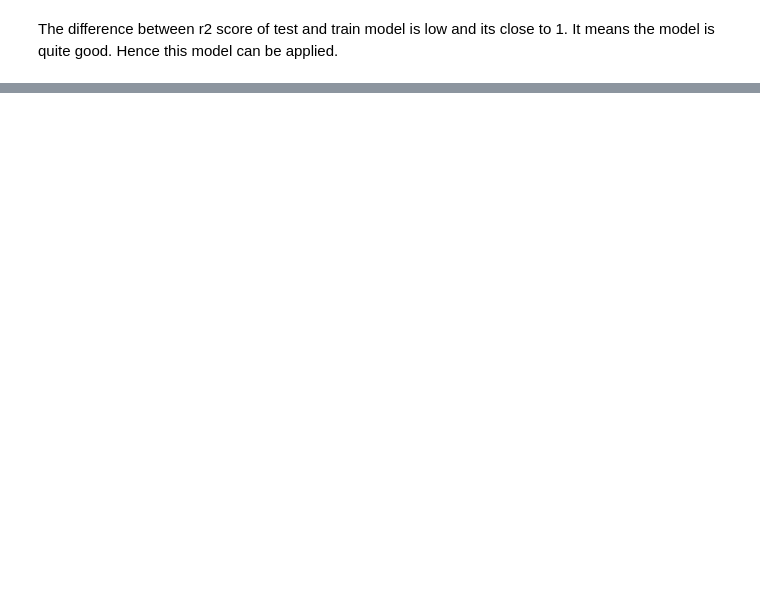
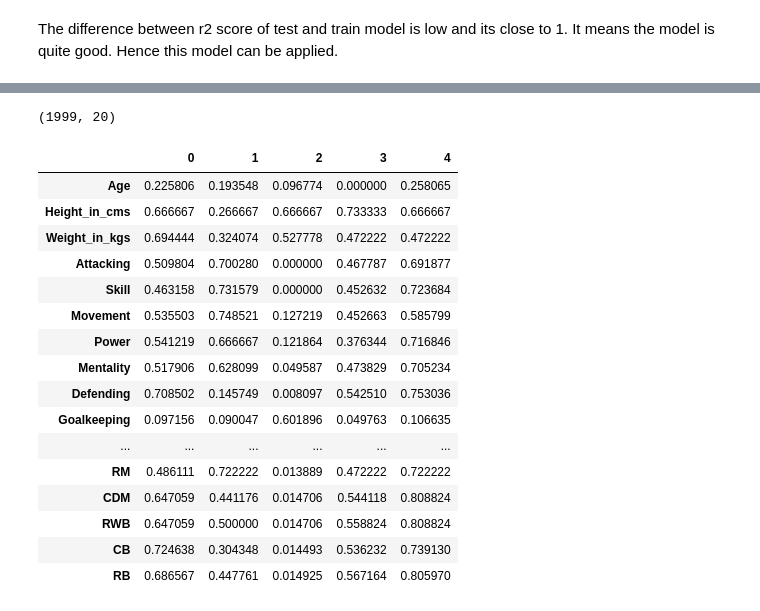
Before and after one commit to vrushali92/FIFA21, a Jupyter notebook: FIFA_21.ipynb, the cells around one changed output, grey strips where cells are left out. Drawn from its saved outputs; the diff is of its cells as text; code cells hidden in the pictures; blank space fills up the shorter version.

```diff
--- a/FIFA_21.ipynb
+++ b/FIFA_21.ipynb
@@ -692,0 +825,7 @@ The difference between r2 score of test and train model is low and its close to
+# %%
+columns = ['ST', 'CF', 'RW', 'CAM', 'CM', 'RM', 'CDM', 'RWB', 'CB', 'RB']
+# %%
+for column in columns:
+    file_to_predict_new[column] = file_to_predict_new[column].apply(convert_stats)
+
+file_to_predict_new.isna().sum()
@@ -692,0 +850,6 @@ The difference between r2 score of test and train model is low and its close to
+# %%
+height_column = file_to_predict_new.pop('Height_in_cms')
+file_to_predict_new.insert(2, 'Height_in_cms', height_column)
+
+weight_column = file_to_predict_new.pop('Weight_in_kgs')
+file_to_predict_new.insert(3, 'Weight_in_kgs', weight_column)
@@ -692,0 +858,7 @@ The difference between r2 score of test and train model is low and its close to
+# %%
+X_predict = file_to_predict_new.copy() # features
+X_predict = X_predict.drop(["OVA"], axis = 1)
+X_num_predict = X_predict.select_dtypes(include = np.number)
+X_cat_predict = X_predict.select_dtypes(include = object)
+
+y = file_to_predict_new["OVA"] # target
@@ -692,0 +888,23 @@ The difference between r2 score of test and train model is low and its close to
+# %%
+X_num_scaled_predict = minmaxscaler(X_num_predict)
+display(X_num_scaled_predict.shape)
+X_num_scaled_predict.head().T
+# %% [output]
+(1999, 20)
+|  | 0 | 1 | 2 | 3 | 4 |
+| Age | 0.225806 | 0.193548 | 0.096774 | 0.000000 | 0.258065 |
+| Height_in_cms | 0.666667 | 0.266667 | 0.666667 | 0.733333 | 0.666667 |
+| Weight_in_kgs | 0.694444 | 0.324074 | 0.527778 | 0.472222 | 0.472222 |
+| Attacking | 0.509804 | 0.700280 | 0.000000 | 0.467787 | 0.691877 |
+| Skill | 0.463158 | 0.731579 | 0.000000 | 0.452632 | 0.723684 |
+| Movement | 0.535503 | 0.748521 | 0.127219 | 0.452663 | 0.585799 |
+| Power | 0.541219 | 0.666667 | 0.121864 | 0.376344 | 0.716846 |
+| Mentality | 0.517906 | 0.628099 | 0.049587 | 0.473829 | 0.705234 |
+| Defending | 0.708502 | 0.145749 | 0.008097 | 0.542510 | 0.753036 |
+| Goalkeeping | 0.097156 | 0.090047 | 0.601896 | 0.049763 | 0.106635 |
+| ... | ... | ... | ... | ... | ... |
+| RM | 0.486111 | 0.722222 | 0.013889 | 0.472222 | 0.722222 |
+| CDM | 0.647059 | 0.441176 | 0.014706 | 0.544118 | 0.808824 |
+| RWB | 0.647059 | 0.500000 | 0.014706 | 0.558824 | 0.808824 |
+| CB | 0.724638 | 0.304348 | 0.014493 | 0.536232 | 0.739130 |
+| RB | 0.686567 | 0.447761 | 0.014925 | 0.567164 | 0.805970 |
```
Also changed, not shown: parts of 35 cells of this notebook, 1 other file.
